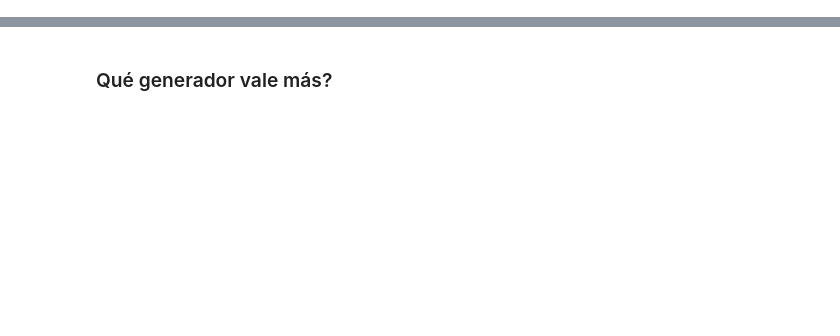
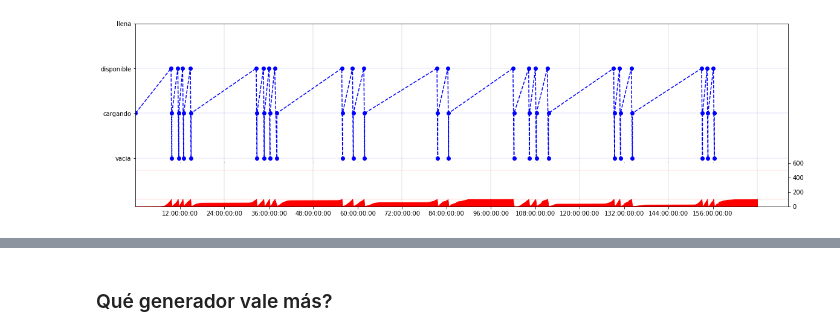
Before and after one commit to aumfurer/devs-smart-grid, a Jupyter notebook: Notebooks/DEVSOutputAnalysis.ipynb, the cells around one changed output, grey strips where cells are left out. Drawn from its saved outputs; the diff is of its cells as text; code cells hidden in the pictures; blank space fills up the shorter version.

```diff
--- a/Notebooks/DEVSOutputAnalysis.ipynb
+++ b/Notebooks/DEVSOutputAnalysis.ipynb
@@ -76,0 +152,40 @@ batteryState = parsedData[parsedData.port == 'controlbatterystate']
+# %%
+fig, ax = plt.subplots(nrows=2, sharex=True, figsize = (15,10))
+
+setDailyVLines(ax)
+
+batteryStatesLine = ax[0].plot(batteryState.time, batteryState.value, '--bo', label='Estado de la batería')
+
+ax[0].set_xlim(left=0)
+ax[0].xaxis.set_major_formatter(ticker.FuncFormatter(format_date))
+ax[0].set_position(matplotlib.transforms.Bbox.from_bounds(0,0,1,.32))
+ax[0].set_xticks(np.arange(daysToHours(.5),daysToHours(SIMULATION_DAYS), daysToHours(.5)))
+batteryStates = [0,1,2,3]
+ax[0].set_yticks(batteryStates)
+yAxisMap = {
+    0: 'vacia',
+    1: 'cargando',
+    2: 'disponible',
+    3: 'llena'
+}
+
+for state in batteryStates:
+    ax[0].axhline(state, linewidth=.3, color=(0, 0, 1, TRANSPARENCY))
+
+ax[0].yaxis.set_major_formatter(ticker.FuncFormatter(lambda aValue, tickPos: yAxisMap[aValue]))
+
+# set the position of ax2 so that it is short (y2=0.32) but otherwise the same size as ax
+ax[1].set_position(matplotlib.transforms.Bbox.from_bounds(0,-.101,1,.10))
+
+batteryChargeLine = ax[1].fill_between(chargeChanges.time, chargeChanges.charge, color='r', label='Carga')
+
+ax[1].spines['top'].set_visible(False)
+ax[0].spines['bottom'].set_visible(False)
+ax[1].yaxis.set_visible(True)
+ax[1].yaxis.set_ticks_position('right')
+ax[1].set_ylim(bottom=0,top=600)
+ax[1].axhline(500, linewidth=.3, color=(1, 0, 0, TRANSPARENCY))
+ax[1].axhline(100, linewidth=.3, color=(1, 0, 0, TRANSPARENCY))
+plt.show()
+# %% [output]
+[figure, added]
```
Also changed, not shown: parts of 31 cells of this notebook.
